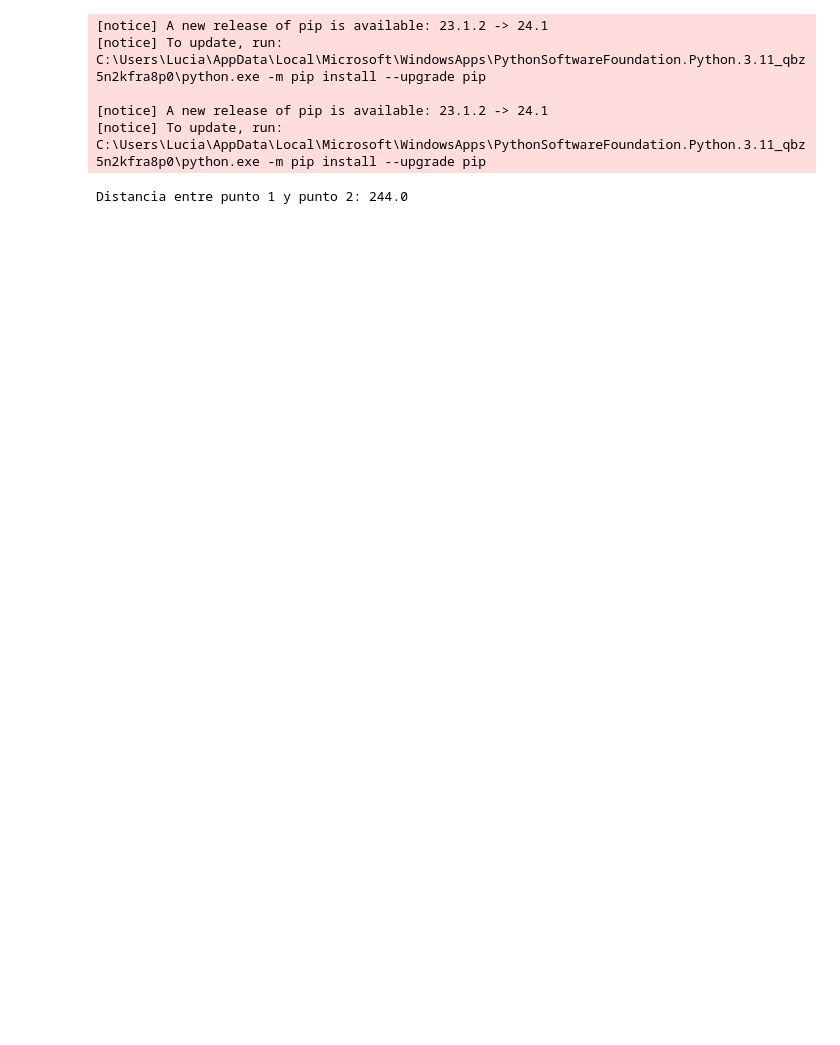
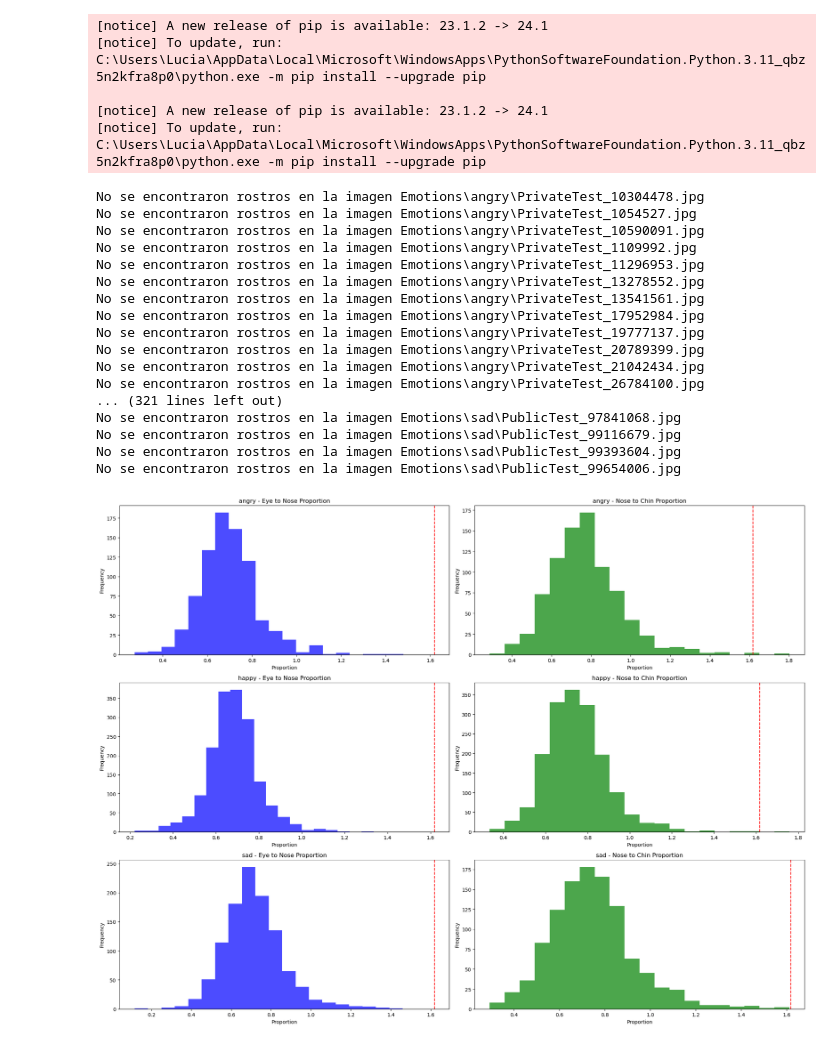
Before and after one commit to Lupcc27/Phi_detection, a Jupyter notebook: MediaPipe_Face_Landmarker.ipynb, the cells around one changed output. Saved outputs shown, nothing was run; the diff lists cells and outputs as text; code cells hidden in the pictures; blank space fills up the shorter version.

```diff
--- a/MediaPipe_Face_Landmarker.ipynb
+++ b/MediaPipe_Face_Landmarker.ipynb
@@ -81,8 +81,8 @@ def calculate_proportions(image_path):
             eye_to_nose = np.sqrt((x3 - x1)**2 + (y3 - y1)**2)
             nose_to_chin = np.sqrt((x4 - x3)**2 + (y4 - y3)**2)
 
-            proportion_eye_nose = eye_to_nose / eye_distance
-            proportion_nose_chin = nose_to_chin / eye_distance
+            proportion_eye_nose = eye_distance/eye_to_nose
+            proportion_nose_chin = eye_distance/nose_to_chin
 
             return proportion_eye_nose, proportion_nose_chin
     return None, None
@@ -103,31 +103,48 @@ for image_class in os.listdir(data_dir):
             print(f'Image not in ext list {image_path}')
             os.remove(image_path)
             continue
         try:
             prop_eye_nose, prop_nose_chin = calculate_proportions(image_path)
             if prop_eye_nose and prop_nose_chin:
                 proportions_by_class[image_class]['eye_nose'].append(prop_eye_nose)
                 proportions_by_class[image_class]['nose_chin'].append(prop_nose_chin)
         except Exception as e:
             print(f'Issue with image {image_path}: {e}')
             continue
 
 # Graficar las proporciones por clase de imagen
 fig, ax = plt.subplots(nrows=len(proportions_by_class), ncols=2, figsize=(20, 5*len(proportions_by_class)))
 
 for idx, (image_class, proportions) in enumerate(proportions_by_class.items()):
     ax[idx, 0].hist(proportions['eye_nose'], bins=20, color='blue', alpha=0.7)
     ax[idx, 0].axvline(x=1.618, color='r', linestyle='--')
     ax[idx, 0].set_title(f'{image_class} - Eye to Nose Proportion')
     ax[idx, 0].set_xlabel('Proportion')
     ax[idx, 0].set_ylabel('Frequency')
     ax[idx, 1].hist(proportions['nose_chin'], bins=20, color='green', alpha=0.7)
     ax[idx, 1].axvline(x=1.618, color='r', linestyle='--')
     ax[idx, 1].set_title(f'{image_class} - Nose to Chin Proportion')
     ax[idx, 1].set_xlabel('Proportion')
     ax[idx, 1].set_ylabel('Frequency')
 
 plt.tight_layout()
 plt.show()
 # %% [output]
-Distancia entre punto 1 y punto 2: 244.0
+No se encontraron rostros en la imagen Emotions\angry\PrivateTest_10304478.jpg
+No se encontraron rostros en la imagen Emotions\angry\PrivateTest_1054527.jpg
+No se encontraron rostros en la imagen Emotions\angry\PrivateTest_10590091.jpg
+No se encontraron rostros en la imagen Emotions\angry\PrivateTest_1109992.jpg
+No se encontraron rostros en la imagen Emotions\angry\PrivateTest_11296953.jpg
+No se encontraron rostros en la imagen Emotions\angry\PrivateTest_13278552.jpg
+No se encontraron rostros en la imagen Emotions\angry\PrivateTest_13541561.jpg
+No se encontraron rostros en la imagen Emotions\angry\PrivateTest_17952984.jpg
+No se encontraron rostros en la imagen Emotions\angry\PrivateTest_19777137.jpg
+No se encontraron rostros en la imagen Emotions\angry\PrivateTest_20789399.jpg
+No se encontraron rostros en la imagen Emotions\angry\PrivateTest_21042434.jpg
+No se encontraron rostros en la imagen Emotions\angry\PrivateTest_26784100.jpg
+... (321 lines left out)
+No se encontraron rostros en la imagen Emotions\sad\PublicTest_97841068.jpg
+No se encontraron rostros en la imagen Emotions\sad\PublicTest_99116679.jpg
+No se encontraron rostros en la imagen Emotions\sad\PublicTest_99393604.jpg
+No se encontraron rostros en la imagen Emotions\sad\PublicTest_99654006.jpg
+[figure, added]
```
